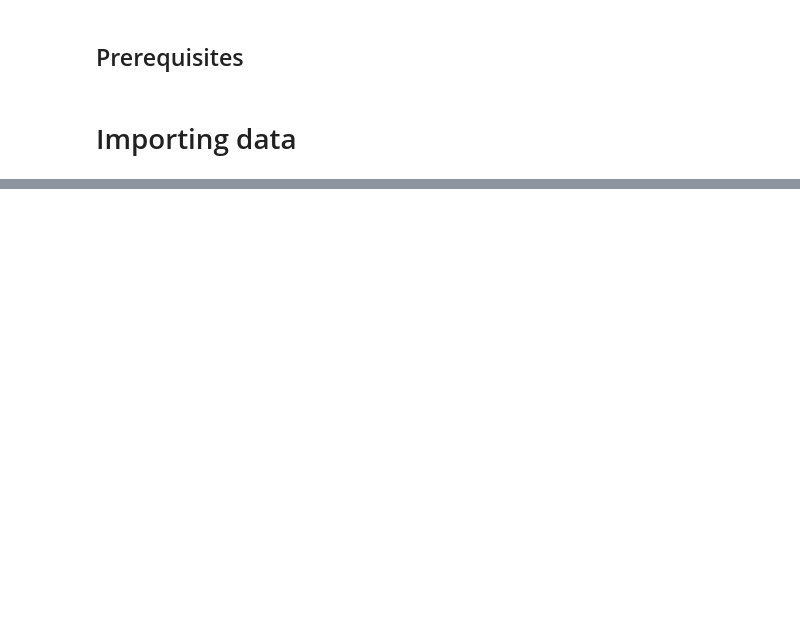
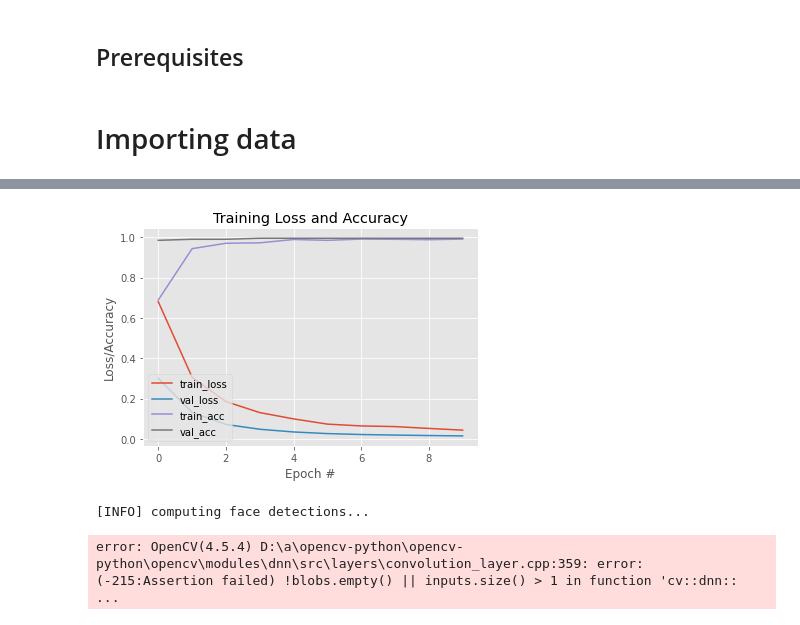
Before and after one commit to Wo0kie3/CovidMaskApplier, a Jupyter notebook: notebook.ipynb, the cells around one changed output, grey strips where cells are left out. Cells and saved outputs as stored; diff of their text form; code cells hidden in the pictures; blank space fills up the shorter version.

```diff
--- a/notebook.ipynb
+++ b/notebook.ipynb
@@ -54,0 +101,21 @@ y_test = ohe.transform(y_test.reshape(-1,1)).toarray()
+# %%
+headModel = baseModel.output
+headModel = AveragePooling2D(pool_size=(7, 7))(headModel)
+headModel = Flatten(name="flatten")(headModel)
+headModel = Dense(128, activation="relu")(headModel)
+headModel = Dropout(0.5)(headModel)
+headModel = Dense(2, activation="softmax")(headModel)
+# %%
+model = Model(inputs=baseModel.input, outputs=headModel)
+for layer in baseModel.layers:
+    layer.trainable = False
+# %%
+opt = Adam(learning_rate=INIT_LR, decay=INIT_LR / EPOCHS)
+model.compile(loss="binary_crossentropy", optimizer=opt,metrics=["accuracy"])
+# %%
+H = model.fit(
+    aug.flow(X_train, y_train, batch_size=BS),
+    steps_per_epoch=len(X_train) // BS,
+    validation_data=(X_test, y_test),
+    validation_steps=len(X_test) // BS,
+    epochs=EPOCHS)
@@ -54,0 +158,15 @@ y_test = ohe.transform(y_test.reshape(-1,1)).toarray()
+# %%
+N = EPOCHS
+plt.style.use("ggplot")
+plt.figure()
+plt.plot(np.arange(0, N), H.history["loss"], label="train_loss")
+plt.plot(np.arange(0, N), H.history["val_loss"], label="val_loss")
+plt.plot(np.arange(0, N), H.history["accuracy"], label="train_acc")
+plt.plot(np.arange(0, N), H.history["val_accuracy"], label="val_acc")
+plt.title("Training Loss and Accuracy")
+plt.xlabel("Epoch #")
+plt.ylabel("Loss/Accuracy")
+plt.legend(loc="lower left")
+plt.show()
+# %% [output]
+[figure, added]
@@ -54,0 +188,13 @@ y_test = ohe.transform(y_test.reshape(-1,1)).toarray()
+# %%
+image = cv2.imread("./data/test/mask/48-with-mask.jpg")
+orig = image.copy()
+(h, w) = image.shape[:2]
+
+blob = cv2.dnn.blobFromImage(image, 1.0, (300, 300),(104.0, 177.0, 123.0))
+
+print("[INFO] computing face detections...")
+net.setInput(blob)
+detections = net.forward()
+# %% [output]
+[INFO] computing face detections...
+error: OpenCV(4.5.4) D:\a\opencv-python\opencv-python\opencv\modules\dnn\src\layers\convolution_layer.cpp:359: error: (-215:Assertion failed) !blobs.empty() || inputs.size() > 1 in function 'cv::dnn:: ...
```
Also changed, not shown: parts of 15 cells of this notebook, 3 other files.
